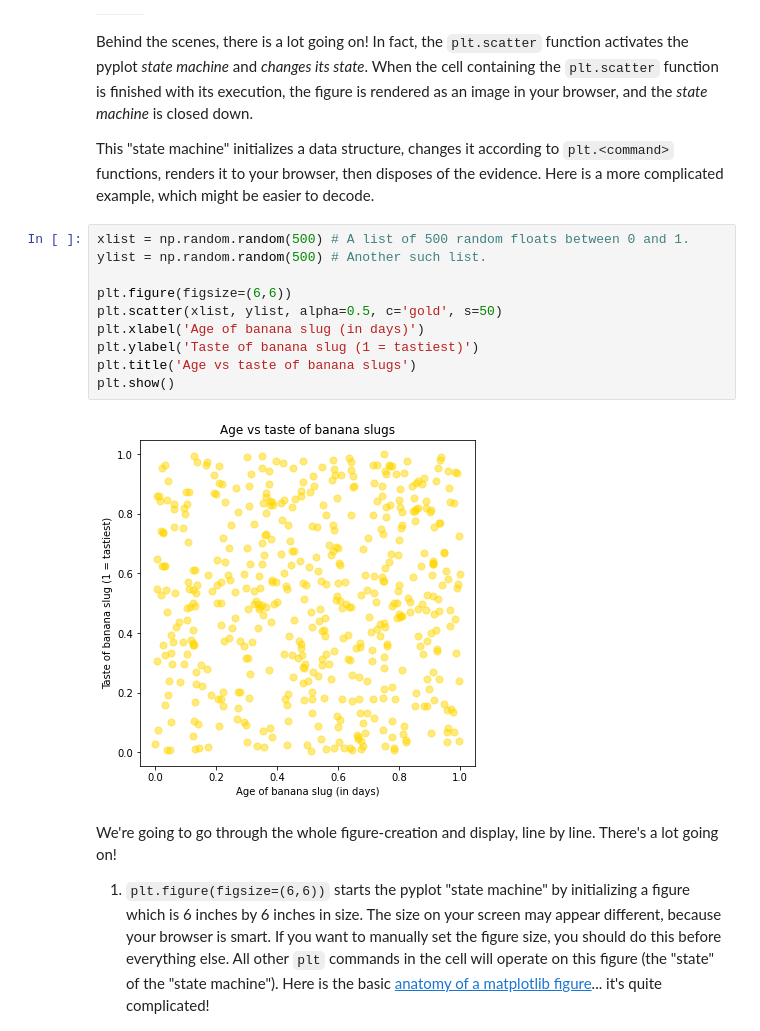
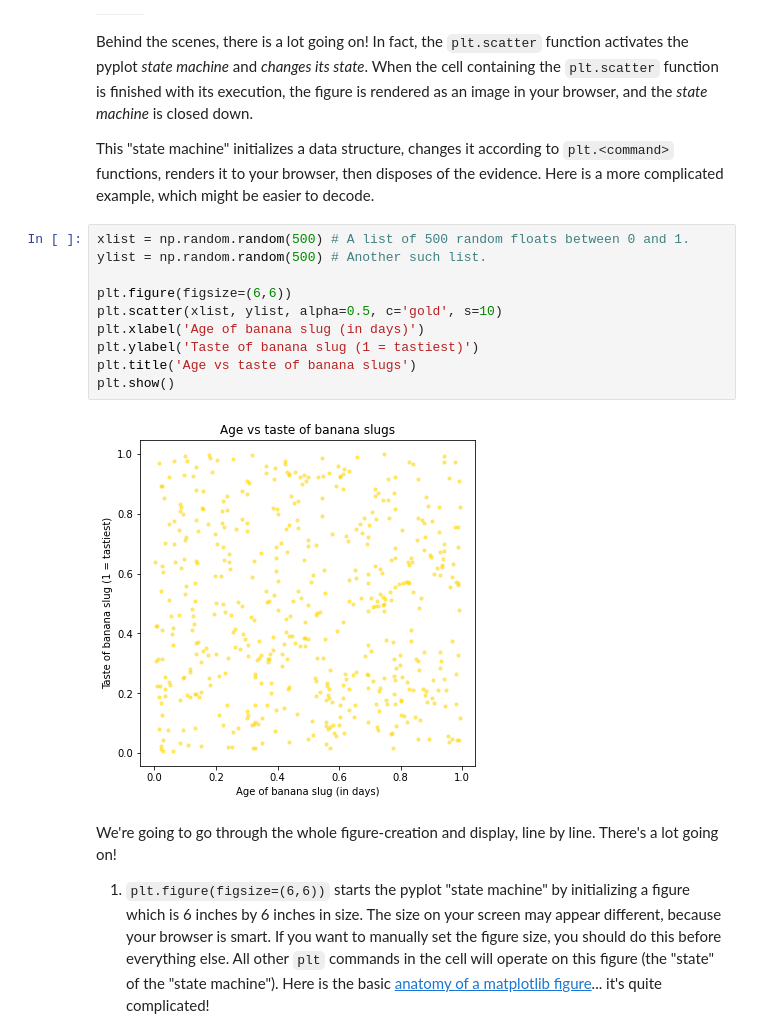
Before and after one commit to yuxinxiong/Math-152, a Jupyter notebook: xyxP4M_Notebook_4.ipynb, the cells around one changed output. Cells and saved outputs as stored; diff of their text form.

```diff
--- a/xyxP4M_Notebook_4.ipynb
+++ b/xyxP4M_Notebook_4.ipynb
@@ -804,15 +806,15 @@ This "state machine" initializes a data structure, changes it according to `plt.
 # %%
 xlist = np.random.random(500) # A list of 500 random floats between 0 and 1.
 ylist = np.random.random(500) # Another such list.
 
 plt.figure(figsize=(6,6))
-plt.scatter(xlist, ylist, alpha=0.5, c='gold', s=50)
+plt.scatter(xlist, ylist, alpha=0.5, c='gold', s=10)
 plt.xlabel('Age of banana slug (in days)')
 plt.ylabel('Taste of banana slug (1 = tastiest)')
 plt.title('Age vs taste of banana slugs')
 plt.show()
 # %% [output]
-[figure, old version]
+[figure, new version]
 # %% [markdown]
 We're going to go through the whole figure-creation and display, line by line.  There's a lot going on!
 
```
Also changed, not shown: parts of 31 cells of this notebook.
